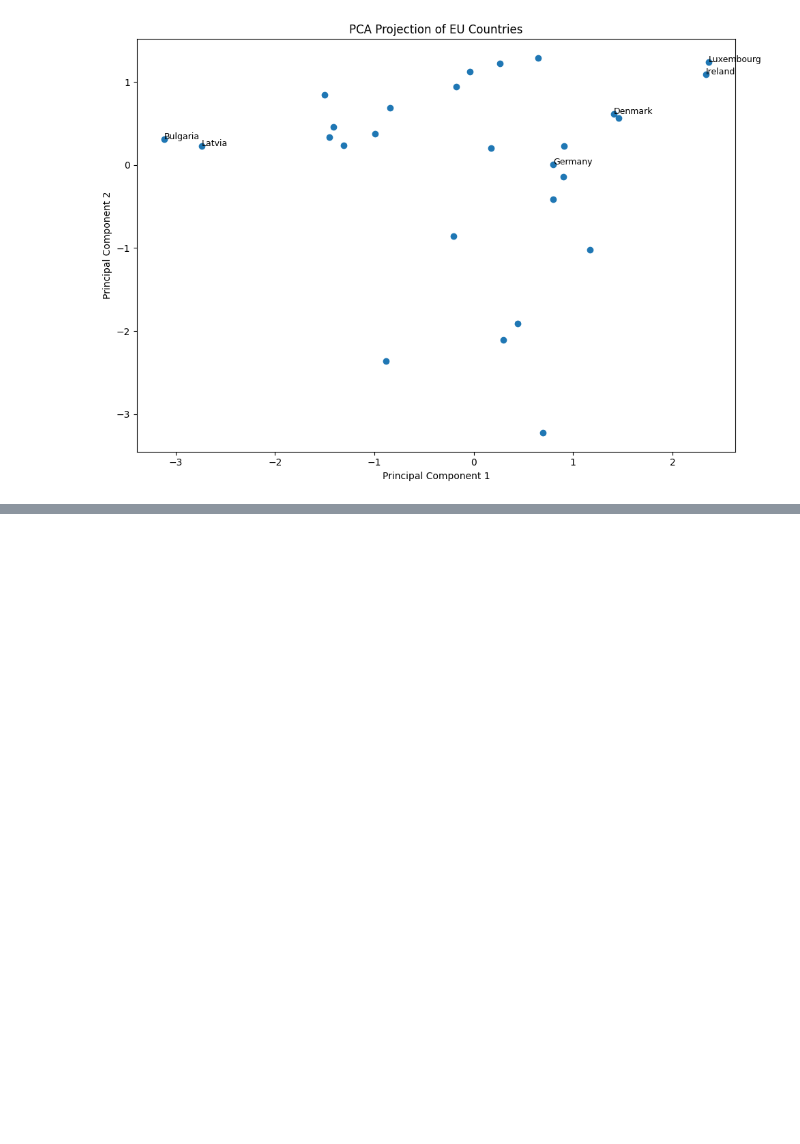
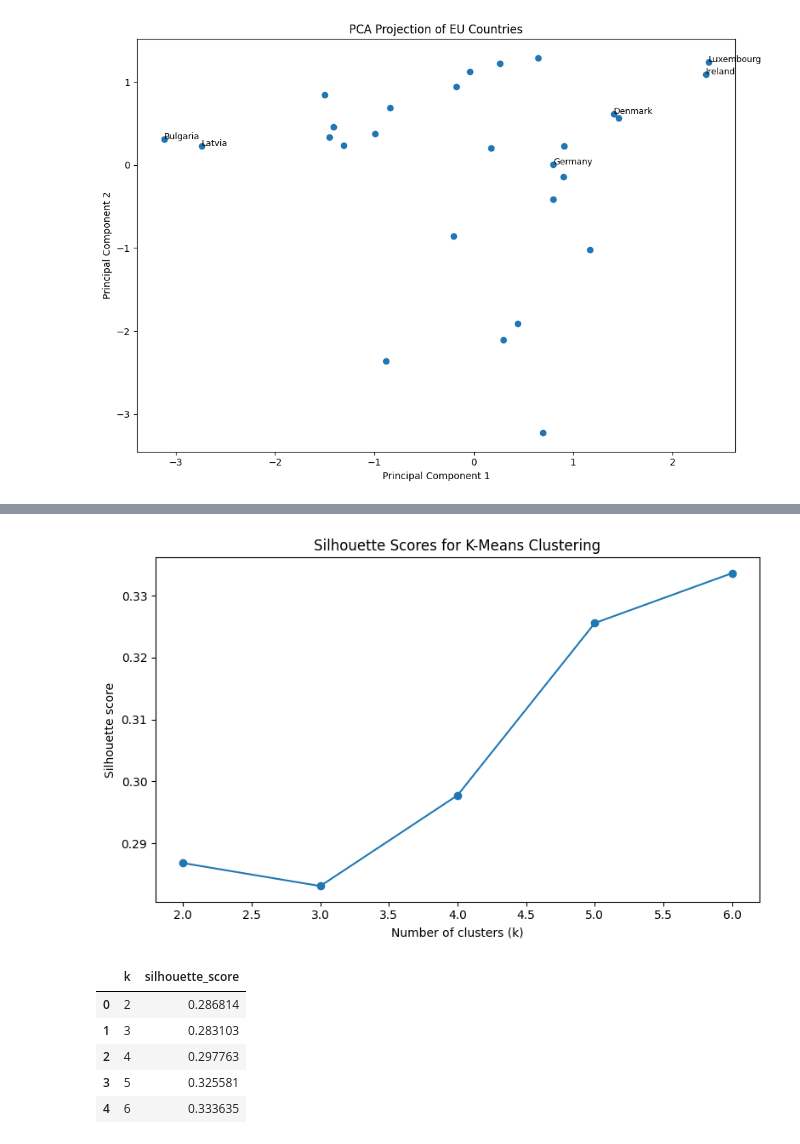
Before and after one commit to MohamedAshik14-blip/DAV-CA1, a Jupyter notebook: code/EU Quality of Life Index_Notebook.ipynb, the cells around one changed output, grey strips where cells are left out. Drawn from its saved outputs; the diff is of its cells as text; code cells hidden in the pictures; blank space fills up the shorter version.

```diff
--- a/code/EU Quality of Life Index_Notebook.ipynb
+++ b/code/EU Quality of Life Index_Notebook.ipynb
@@ -625,0 +630,31 @@ plt.show()
+# %%
+cluster_scores = []
+K_RANGE = range(2, 7)
+
+for k in K_RANGE:
+    model = KMeans(n_clusters=k, random_state=42, n_init=20)
+    labels = model.fit_predict(df_index[SUBINDICES])
+    score = silhouette_score(df_index[SUBINDICES], labels)
+    cluster_scores.append({"k": k, "silhouette_score": score})
+
+cluster_scores_df = pd.DataFrame(cluster_scores)
+cluster_scores_df.to_csv(TABLES_DIR / "silhouette_scores.csv", index=False)
+
+plt.figure(figsize=(8, 5))
+plt.plot(cluster_scores_df["k"], cluster_scores_df["silhouette_score"], marker="o")
+plt.title("Silhouette Scores for K-Means Clustering")
+plt.xlabel("Number of clusters (k)")
+plt.ylabel("Silhouette score")
+plt.tight_layout()
+plt.savefig(CHARTS_DIR / "silhouette_scores.png", dpi=200)
+plt.show()
+
+cluster_scores_df
+# %% [output]
+[figure, added]
+|  | k | silhouette_score |
+| 0 | 2 | 0.286814 |
+| 1 | 3 | 0.283103 |
+| 2 | 4 | 0.297763 |
+| 3 | 5 | 0.325581 |
+| 4 | 6 | 0.333635 |
```
Also changed, not shown: parts of 1 cell of this notebook, 2 other files.
